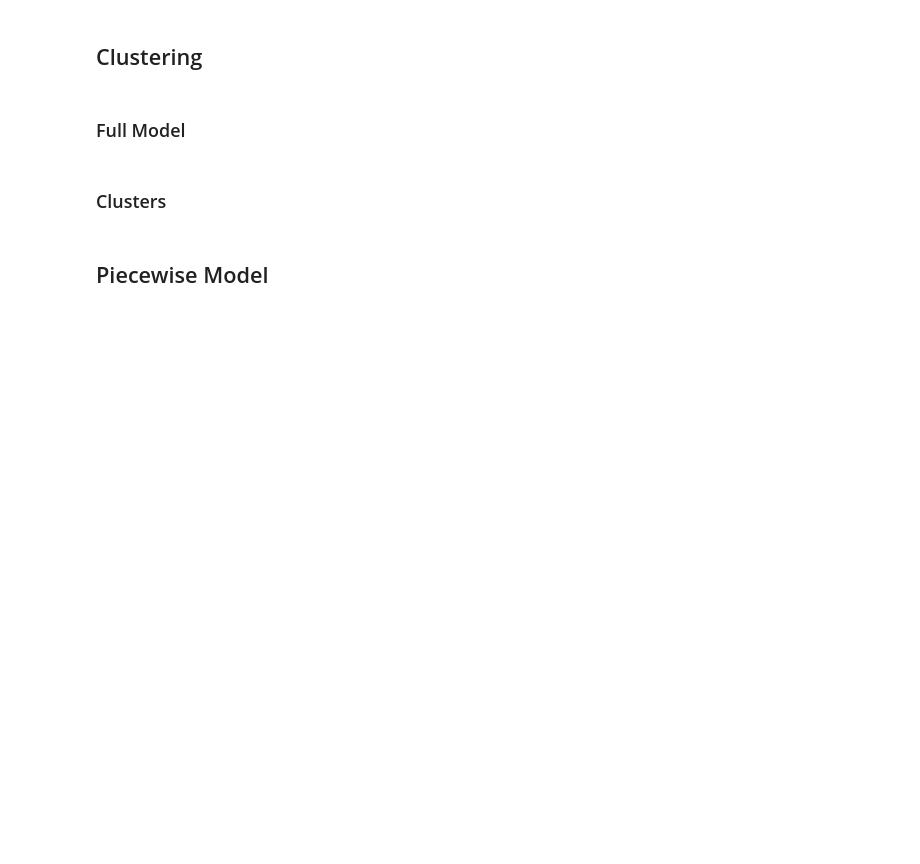
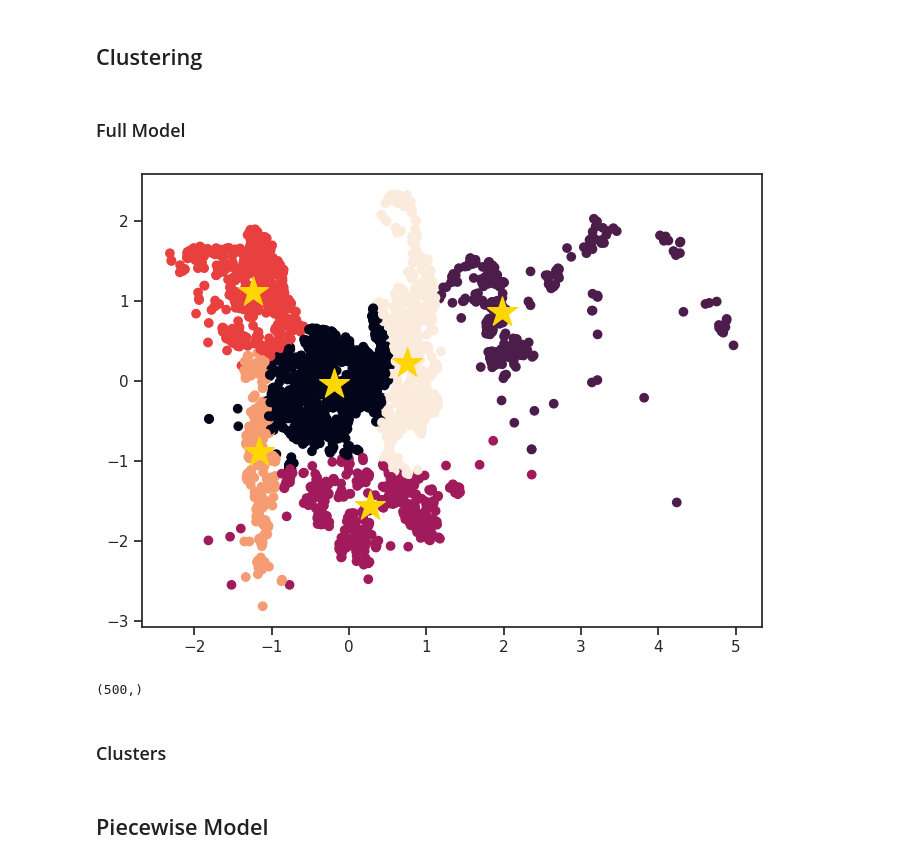
Before and after one commit to comaraDOTcom/ml-applications, a Jupyter notebook: Etivity2/ET5003_Etivity2_CONOROMARA_20151845.ipynb, the cells around one changed output. Saved outputs shown, nothing was run; the diff lists cells and outputs as text; code cells hidden in the pictures; blank space fills up the shorter version.

Commit message:
Adding unsupervised clustering

```diff
--- a/Etivity2/ET5003_Etivity2_CONOROMARA_20151845.ipynb
+++ b/Etivity2/ET5003_Etivity2_CONOROMARA_20151845.ipynb
@@ -325,3 +316,25 @@ gmm = GaussianMixture(n_components=4)
+# %%
+# training gaussian mixture model
+from sklearn.mixture import GaussianMixture
+
+gmm = GaussianMixture(n_components=6)
+# clustering by features 1, 2
+ind=[2,3]
+X_ind = np.vstack([Xn_train[:,ind],Xn_test[:,ind]])
+# Gaussian Mixture
+gmm.fit(X_ind)
+labels = gmm.predict(X_ind)
+# plot blue dots
+plt.scatter(X_ind[:,0],X_ind[:,1], c = labels)
+# centroids:  orange dots
+plt.scatter(gmm.means_[:,0],gmm.means_[:,1], c='gold', marker='*', s=500)
+plt.show()
+# %% [output]
+[figure, added]
+# %%
+y_test.shape
+# %% [output]
+(500,)
 # %% [markdown]
 ### Clusters
 # %%
```
Also changed, not shown: parts of 9 cells of this notebook.
